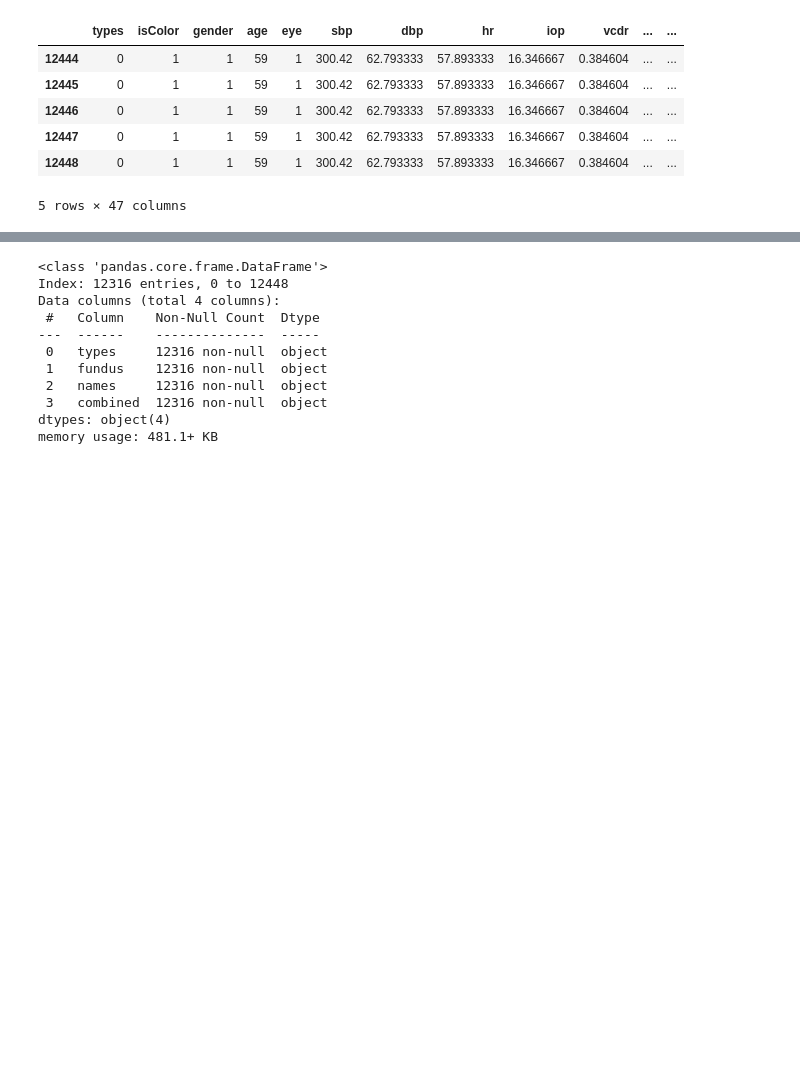
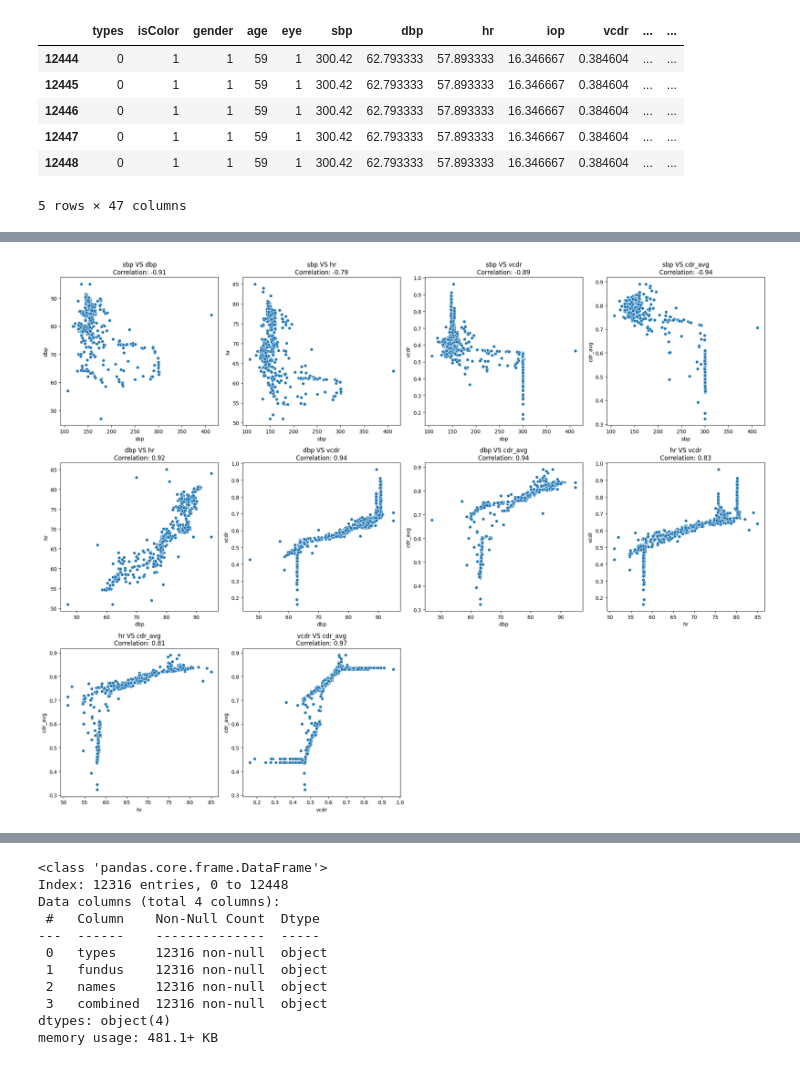
Before and after one commit to AhmedElZubair38/DISSERTATION, a Jupyter notebook: MOSTLY_Data_3/MODEL_2A.ipynb, the cells around one changed output, grey strips where cells are left out. Saved outputs shown, nothing was run; the diff lists cells and outputs as text; code cells hidden in the pictures; blank space fills up the shorter version.

```diff
--- a/MOSTLY_Data_3/MODEL_2A.ipynb
+++ b/MOSTLY_Data_3/MODEL_2A.ipynb
@@ -319,3 +359,27 @@ data.tail()
+# %%
+correlation_matrix = data_imputed[['gender', 'age', 'eye', 'sbp', 'dbp', 'hr', 'iop', 'vcdr', 'cdr_avg']].corr()
+
+high_corr_pairs = correlation_matrix.unstack()
+high_corr_pairs = high_corr_pairs[(abs(high_corr_pairs) > high_correlation_threshold) & (high_corr_pairs != 1)]
+
+high_corr_pairs = high_corr_pairs.drop_duplicates()
+high_corr_index = high_corr_pairs.index
+
+n_rows = len(high_corr_index) // 2 + len(high_corr_index) % 2
+fig, axes = plt.subplots(n_rows, 4, figsize=(20, 5 * n_rows))
+axes = axes.flatten()
+
+for idx, ((feature1, feature2), corr_value) in enumerate(high_corr_pairs.items()):
+    sns.scatterplot(data=data_imputed, x=feature1, y=feature2, ax=axes[idx])
+    axes[idx].set_title(f'{feature1} VS {feature2}\nCorrelation: {corr_value:.2f}')
+
+for idx in range(len(high_corr_index), len(axes)):
+    fig.delaxes(axes[idx])
+
+plt.tight_layout()
+plt.show()
+# %% [output]
+[figure, added]
 # %%
 import pandas as pd
 import matplotlib.pyplot as plt
```
Also changed, not shown: parts of 2 cells of this notebook.
